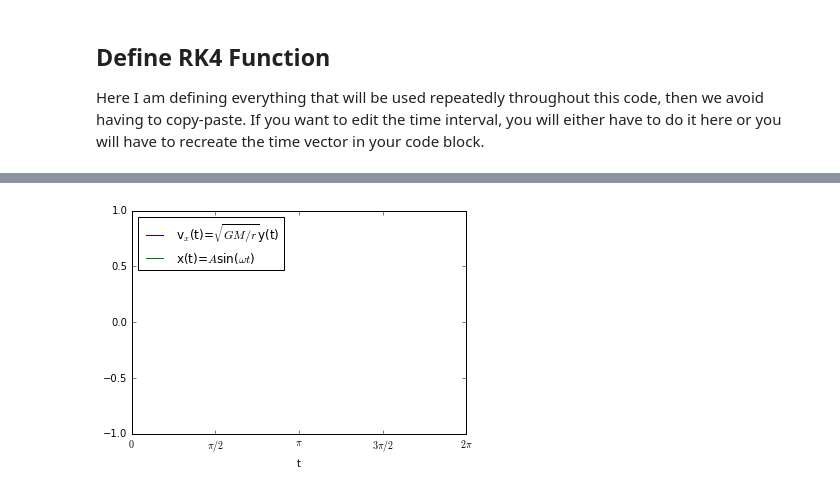
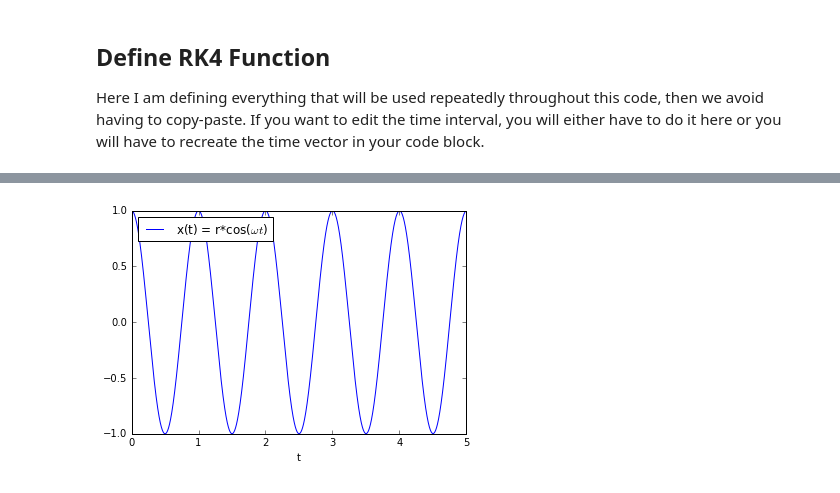
Before and after one commit to byrnejus/Projects, a Jupyter notebook: Project3/Project3.ipynb, the cells around one changed output, grey strips where cells are left out. Cells and saved outputs as stored; diff of their text form; code cells hidden in the pictures.

Commit message:
Solar System Model Working
This is just for Earth-Sun and so far it only calculates x-trajectory

```diff
--- a/Project3/Project3.ipynb
+++ b/Project3/Project3.ipynb
@@ -88,8 +88,8 @@ of marking functions with capitals
 '''
 #Define time interval & step size
 #Starting at t=0
-t_0=0;t_f=2*math.pi
-n=1000
+t_0=0;t_f=10*math.pi
+n=10000
 h=(t_f-t_0)/n
 
 #Vectorize time, position, and velocity
@@ -127,7 +127,7 @@ def RK4(f,x_rk,v_rk):
     k4=h*f(x_rk+k3)
     v_x = v_rk+(k1+2*k2+2*k3+k4)/6
     #Use velocity to solve for x at t=t+1
-    x=x_rk+h*v_x+(h**2/2)*f(v_rk)
+    x=x_rk+h*v_x+(h**2/2)*f(x_rk)
 
 #Step 1 goes outside of loop
 RK4(Vprime_x,x_0,v_x0)
@@ -149,7 +149,7 @@ from pylab import *
 xlabel("t")
 ylabel("")
 axes = plt.gca()
-axes.set_xlim([0,2*math.pi])
+axes.set_xlim([0,10*math.pi])
 plt.xticks([0, np.pi/2, np.pi, 3*np.pi/2, 2*np.pi],
            [r'$0$', r'$\pi/2$', r'$\pi$', r'$3\pi/2$', r'$2\pi$'])
 axes.set_ylim([-A,A])
@@ -240,7 +240,7 @@ def RK4(f,x_rk,v_rk):
     k4=h*f(x_rk+k3)
     v_x = v_rk+(k1+2*k2+2*k3+k4)/6
     #Use velocity to solve for x at t=t+1
-    x=x_rk+h*v_x+(h**2/2)*f(v_rk)
+    x=x_rk+h*v_x+(h**2/2)*f(x_rk)
 
 #Vectorize time, position, and velocity
 t_vec=np.zeros(n)
@@ -294,49 +296,71 @@ Knowing that at t=0 all of our velocity is in the y direction we have obtained a
 # %% [markdown]
 <a id="cell2.1"></a>
 # %%
+#Although these parameters are available in the function cell above I found it more convenient to have them here.
+#THIS IS AN EXAMPLE WHERE HAVING A CLASS OR A FUNCTION JUST FOR THESE VECTORS WOULD BE HELPFUL
+'''
+^^^^^^^^^^^^^^^^^^^^^^^^^^^^^^^^^^^^^^^^^^^^^^
+CONSIDER THIS FOR LATER IN THE PROJECT
+^^^^^^^^^^^^^^^^^^^^^^^^^^^^^^^^^^^^^^^^^^^^^^
+'''
+
+#Define time interval & step size
+#Starting at t=0
+t_0=0;t_f=5
+n=100000
+h=(t_f-t_0)/n
+
+#Vectorize time, position, and velocity
+t_vec=np.zeros(n)
+x_vec=np.zeros(n)
+y_vec=np.zeros(n)
+v_x_vec=np.zeros(n)
+v_y_vec=np.zeros(n)
+i=1
+while i<=n:
+    t_vec[i-1]=t_0+i*h
+    i=i+1
+
 #I am grouping the gravitational constant G in with the mass of the Sun to one constant GM
 #Because of the way we defined out GM=4pi**2 and r=1
 GM=4*math.pi**2;r=1
 
 #Initialize the equations from above
 def Vprime_x(x_in):
-    return (GM/r**3)*x_in
+    return -(GM/(r**3))*x_in
 def Vprime_y(y_in):
-    return (GM/r**3)*y_in
+    return -(GM/(r**3))*y_in
 
 #Specify our initial conditions for x, calculate y conditions
-v_x_vec[0]=math.sqrt(GM/r);x_0=x_vec[0]=1;t_0=0.0
+v_x0=v_x_vec[0]=0;x_0=x_vec[0]=r;t_0=0.0
 
 #Step 1 goes outside of loop
 RK4(Vprime_x,x_0,v_x0)
 x_vec[1]=x
 v_x_vec[1]=v_x
 
 #Now just loop, storing variables in array
 j=2
 while j < n:
     RK4(Vprime_x,x_vec[j-1],v_x_vec[j-1])
     x_vec[j]=x
     v_x_vec[j]=v_x
     #print(x,v_x)
     j=j+1
 
 #Plotting
 from pylab import *
 %matplotlib inline
 xlabel("t")
 ylabel("")
 axes = plt.gca()
-axes.set_xlim([0,2*math.pi])
-plt.xticks([0, np.pi/2, np.pi, 3*np.pi/2, 2*np.pi],
-           [r'$0$', r'$\pi/2$', r'$\pi$', r'$3\pi/2$', r'$2\pi$'])
-axes.set_ylim([-A,A])
+axes.set_xlim([0,5])
+axes.set_ylim([-r,r])
 title(" ")
 #You can add a plot legend instead of just hacking one into the title
-plot(t_vec,v_x_vec,label="v$_x$(t)=$\sqrt{GM/r}$y(t)")
-plot(t_vec,x_vec,label="x(t)=$A$sin($\omega t$)")
+plot(t_vec,x_vec,label="x(t) = r*cos($\omega t$)")
 plt.legend(loc='upper left')
 #Suppress output from plotting section
 print("")
 # %% [output]
-[figure, old version]
+[figure, new version]
```
Also changed, not shown: parts of 4 cells of this notebook.
